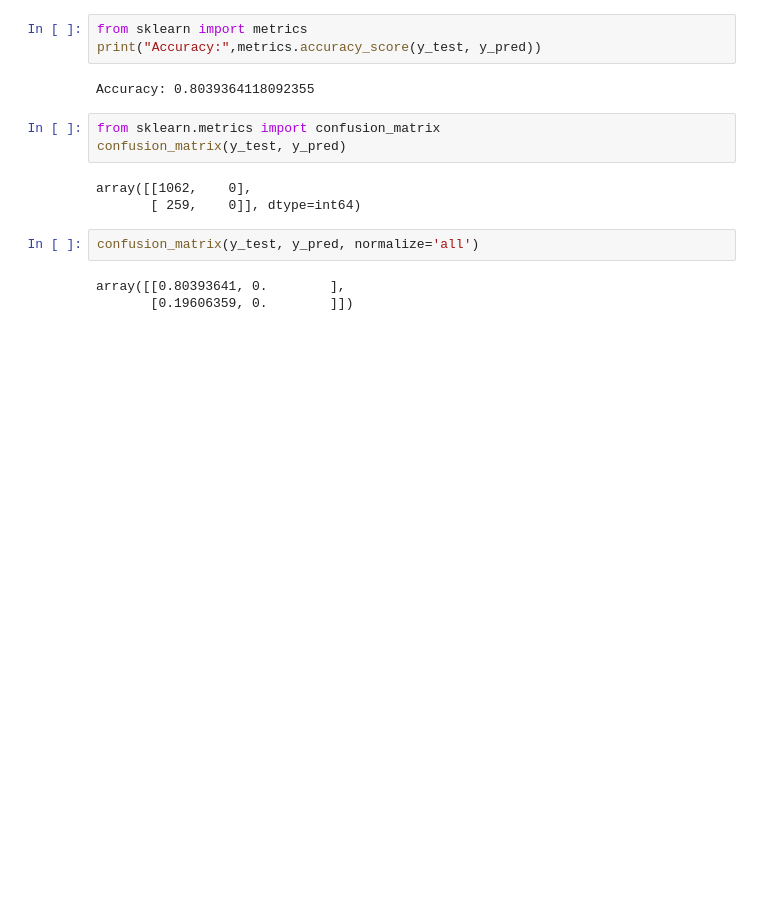
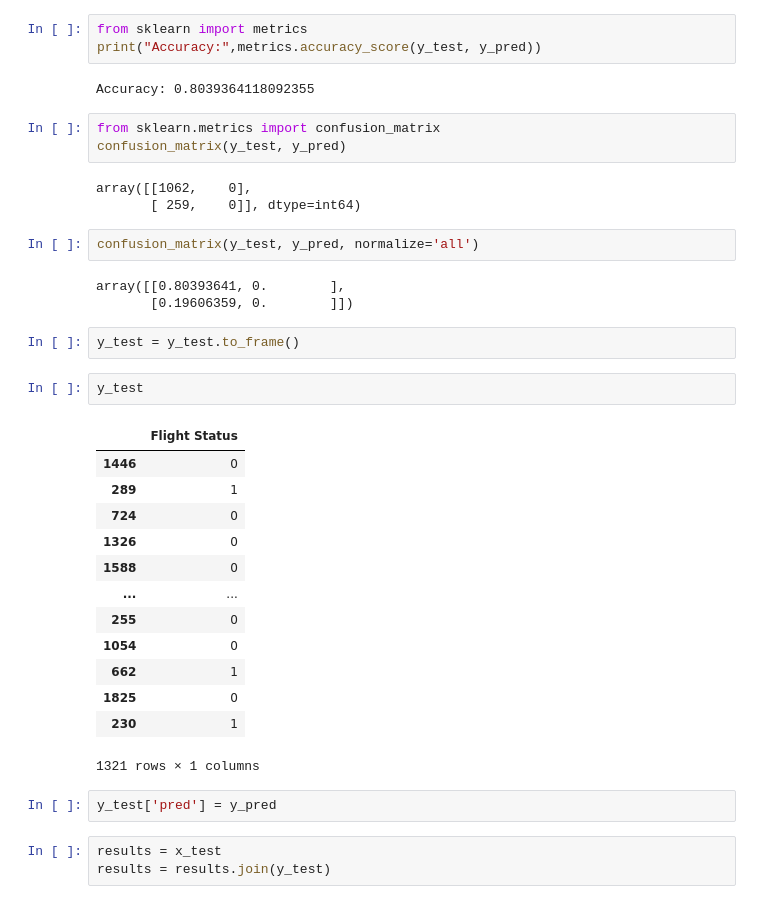
Before and after one commit to ErkCurley/Eric_ML, a Jupyter notebook: Assignment 3/Assignment 3.ipynb, the cells around one changed output. Saved outputs shown, nothing was run; the diff lists cells and outputs as text; blank space fills up the shorter version.

```diff
--- a/Assignment 3/Assignment 3.ipynb
+++ b/Assignment 3/Assignment 3.ipynb
@@ -172,3 +258,26 @@ confusion_matrix(y_test, y_pred, normalize='all')
 # %% [output]
 array([[0.80393641, 0.        ],
        [0.19606359, 0.        ]])
+# %%
+y_test = y_test.to_frame()
+# %%
+y_test
+# %% [output]
+|  | Flight Status |
+| 1446 | 0 |
+| 289 | 1 |
+| 724 | 0 |
+| 1326 | 0 |
+| 1588 | 0 |
+| ... | ... |
+| 255 | 0 |
+| 1054 | 0 |
+| 662 | 1 |
+| 1825 | 0 |
+| 230 | 1 |
+1321 rows × 1 columns
+# %%
+y_test['pred'] = y_pred
+# %%
+results = x_test
+results = results.join(y_test)
```
Also changed, not shown: parts of 18 cells of this notebook.
